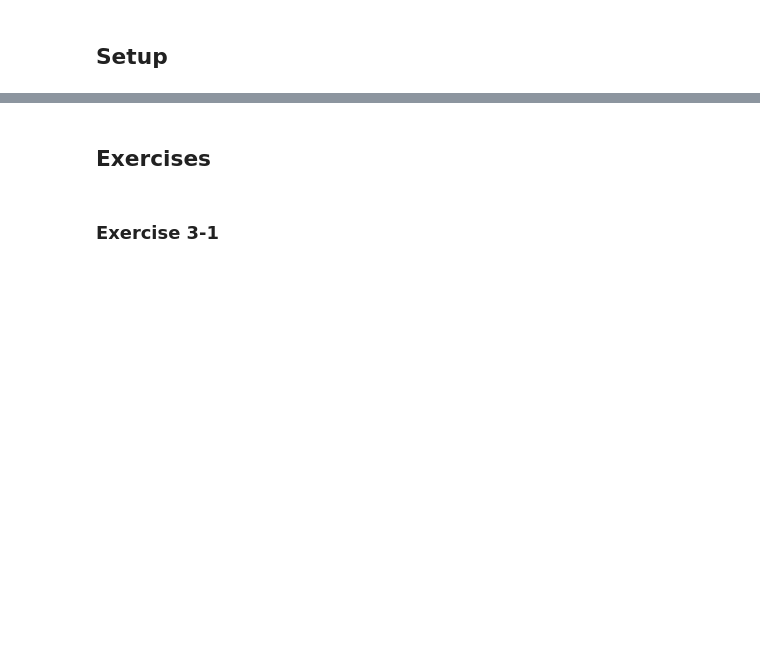
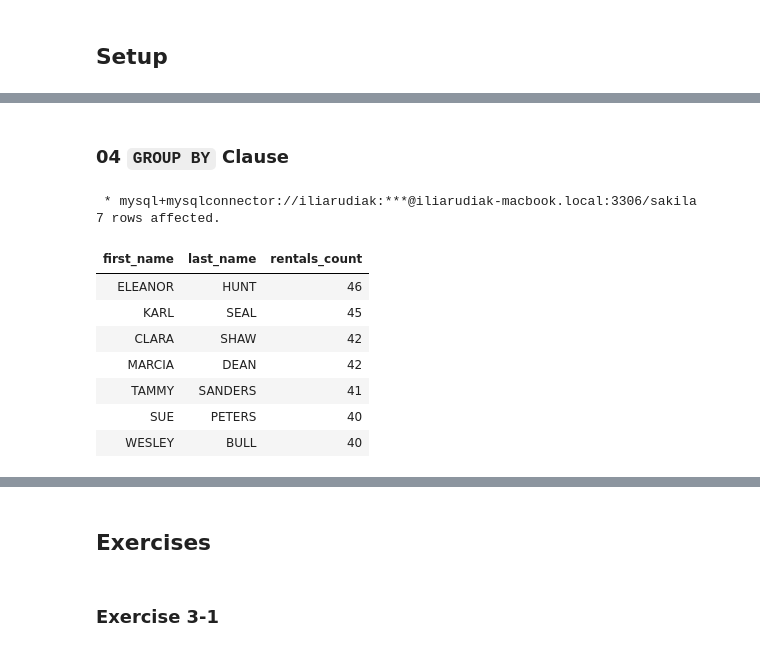
Before and after one commit to ilyarudyak/python_review_2025, a Jupyter notebook: 04-sql-beauliue/03_query.ipynb, the cells around one changed output, grey strips where cells are left out. Saved outputs shown, nothing was run; the diff lists cells and outputs as text; code cells hidden in the pictures; blank space fills up the shorter version.

```diff
--- a/04-sql-beauliue/03_query.ipynb
+++ b/04-sql-beauliue/03_query.ipynb
@@ -12,0 +224,2 @@ The sql extension is already loaded. To reload it, use:
+# %% [markdown]
+### 04 `GROUP BY` Clause
@@ -12,0 +228,21 @@ The sql extension is already loaded. To reload it, use:
+# %%
+%%sql
+SELECT c.first_name, c.last_name,count(*) AS rentals_count
+FROM rental AS r
+LEFT JOIN customer AS c
+ON r.customer_id = c.customer_id
+GROUP BY c.customer_id
+HAVING rentals_count >= 40
+ORDER BY rentals_count DESC
+LIMIT 50;
+# %% [output]
+ * mysql+mysqlconnector://iliarudiak:***@iliarudiak-macbook.local:3306/sakila
+7 rows affected.
+| first_name | last_name | rentals_count |
+| ELEANOR | HUNT | 46 |
+| KARL | SEAL | 45 |
+| CLARA | SHAW | 42 |
+| MARCIA | DEAN | 42 |
+| TAMMY | SANDERS | 41 |
+| SUE | PETERS | 40 |
+| WESLEY | BULL | 40 |
```
Also changed, not shown: parts of 32 cells of this notebook, 2 other files.
